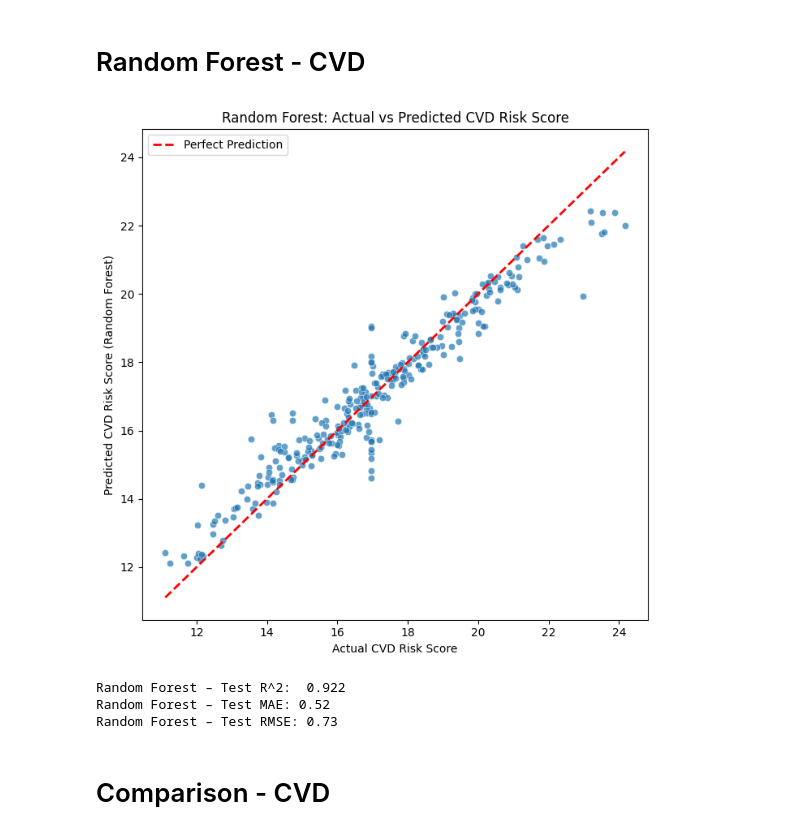
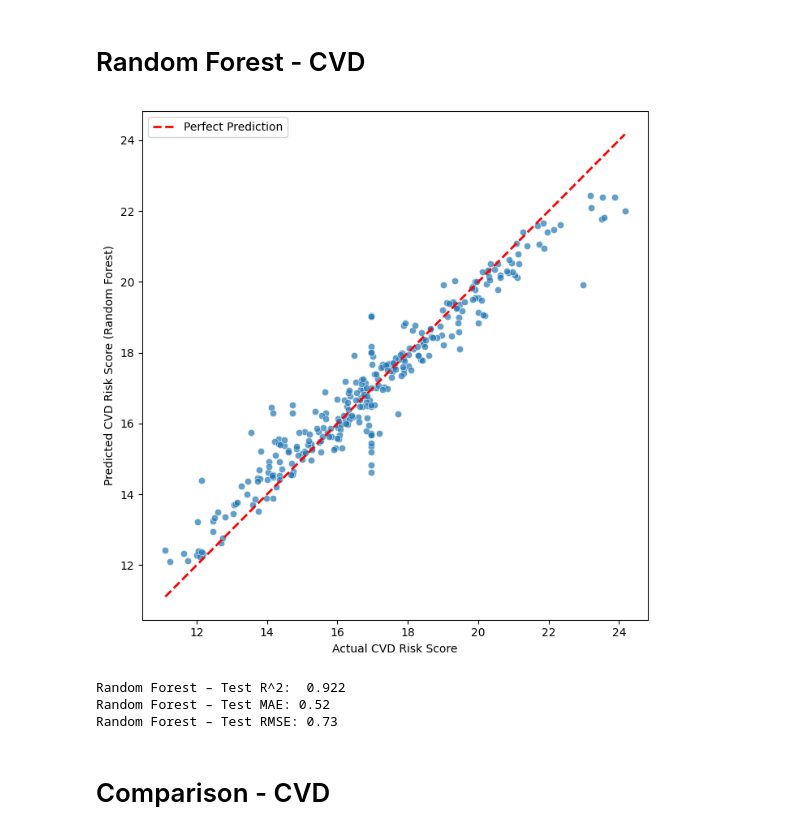
Before and after one commit to DS3001-Group-P/Final-Project, a Jupyter notebook: milestone3.ipynb, the cells around one changed output. Drawn from its saved outputs; the diff is of its cells as text; code cells hidden in the pictures.

```diff
--- a/milestone3.ipynb
+++ b/milestone3.ipynb
@@ -288,35 +287,34 @@ rf_reg = RandomForestRegressor(
     random_state=42,
     n_jobs=-1
 )
 rf_reg.fit(X_train, y_train)
 
 # predictions
 y_pred_rf = rf_reg.predict(X_test)
 
 
 # Plot
 plt.figure(figsize=(7,7))
 sns.scatterplot(x=y_test, y=y_pred_rf, alpha=0.7)
 plt.plot([y_test.min(), y_test.max()],
          [y_test.min(), y_test.max()],
          'r--', lw=2, label='Perfect Prediction')
 plt.xlabel("Actual CVD Risk Score")
 plt.ylabel("Predicted CVD Risk Score (Random Forest)")
-plt.title("Random Forest: Actual vs Predicted CVD Risk Score")
 plt.legend()
 plt.tight_layout()
 plt.show()
 
 # evaluation
 r2 = r2_score(y_test, y_pred_rf)
 mae = mean_absolute_error(y_test, y_pred_rf)
 rmse = np.sqrt(mean_squared_error(y_test, y_pred_rf))
 
 print(f"Random Forest – Test R^2:  {r2:.3f}")
 print(f"Random Forest – Test MAE: {mae:.2f}")
 print(f"Random Forest – Test RMSE: {rmse:.2f}")
 # %% [output]
-[figure, old version]
+[figure, new version]
 Random Forest – Test R^2:  0.922
 Random Forest – Test MAE: 0.52
 Random Forest – Test RMSE: 0.73
```
Also changed, not shown: parts of 3 cells of this notebook.
